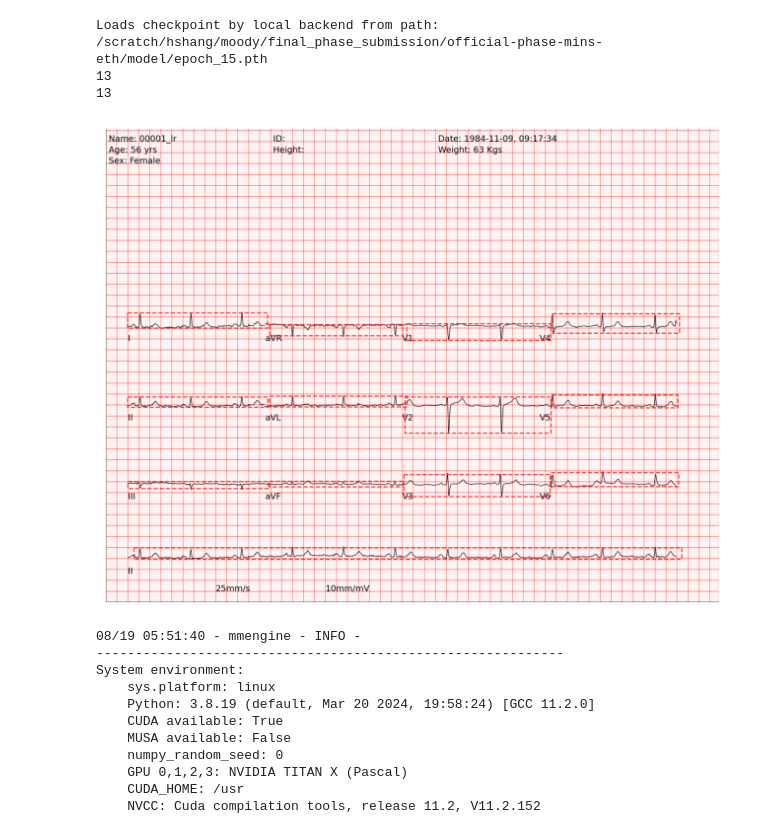
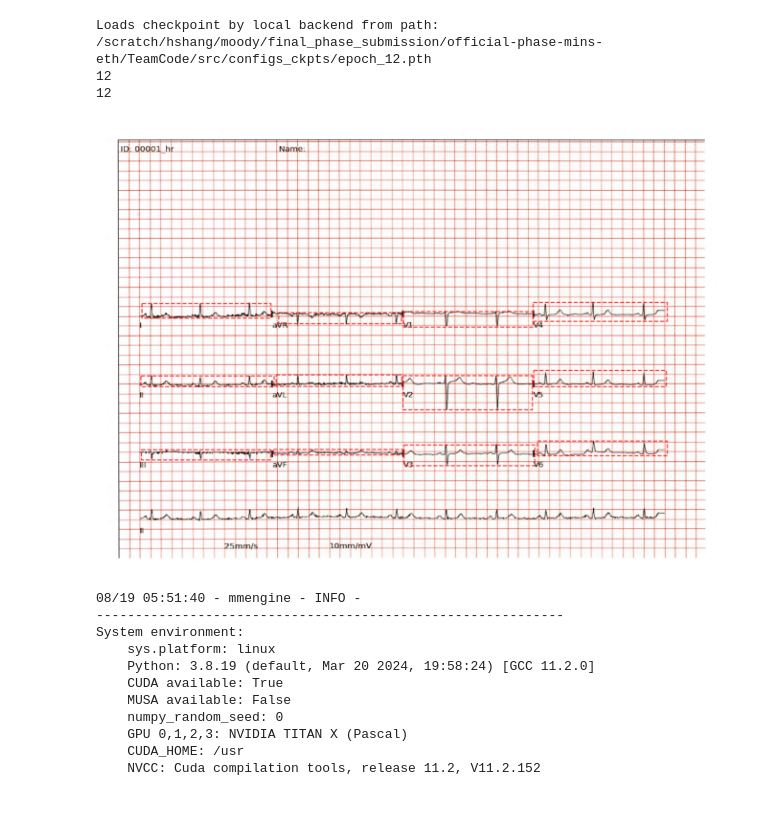
Before and after one commit to MINSMoody/ECG_Paper_Digitization_via_Faster_R-CNN_and_U-Net, a Jupyter notebook: TeamCode/src/exp.ipynb, the cells around one changed output. Saved outputs shown, nothing was run; the diff lists cells and outputs as text; code cells hidden in the pictures; blank space fills up the shorter version.

Commit message:
training submission

```diff
--- a/TeamCode/src/exp.ipynb
+++ b/TeamCode/src/exp.ipynb
@@ -649,16 +649,18 @@ def remove_image_gradients(image_array):
 # model_name = "mask_combo_loss_higher_res2"
 model_name = "maskrcnn_res101"
 # model_name = "deform_detr"
-work_dir = f'/scratch/hshang/moody/final_phase_submission/official-phase-mins-eth/model/'
+work_dir = f'/scratch/hshang/moody/final_phase_submission/model/'
+# work_dir = f'TeamCode/src/configs_ckpts'
 # config=os.path.join(work_dir, f'mask-rcnn_r50-caffe_fpn_ms-poly-3x_ecg.py')
 config = os.path.join(work_dir, f'{model_name}.py')
 
 # img_dir = '/scratch/hshang/moody/final_phase_submission/official-phase-mins-eth/TeamCode/tests/resources/test_scan'
 # img_dir = os.path.join(img_dir, '00005_hr-0.png')
-img_dir = '/scratch/hshang/moody/final_phase_submission/official-phase-mins-eth/TeamCode/tests/resources/test_data/00001_lr-0.png'
+img_dir = '/scratch/hshang/moody/final_phase_submission/official-phase-mins-eth/TeamCode/tests/resources/test_on_scan/00001_hr-0.png'
 # img_dir = '/scratch/hshang/moody/final_phase_submission/official-phase-mins-eth/TeamCode/tests/resources/test_data/00003_lr-0.png'
 img = mmcv.imread(img_dir,channel_order='rgb')
-checkpoint_file = os.path.join(work_dir, 'epoch_15.pth')
+checkpoint_file = '/scratch/hshang/moody/final_phase_submission/official-phase-mins-eth/TeamCode/src/configs_ckpts/epoch_12.pth'
+# checkpoint_file = os.path.join(f'/scratch/hshang/moody/final_phase_submission/official-phase-mins-eth/TeamCode/src/configs_ckpts/', 'epoch_12.pth')
 model = init_detector(config, checkpoint_file, device='cpu')
 processed_img = remove_image_gradients(img)
 new_result = inference_detector(model, processed_img)
@@ -766,37 +768,37 @@ def filter_boxes(pred_bboxes, pred_labels, pred_scores, pred_masks):
         pred_bboxes = pred_bboxes[indices]
         pred_labels = pred_labels[indices]
         pred_masks = pred_masks[indices]
         pred_scores = pred_scores[indices]
 
     return pred_bboxes, pred_labels, pred_scores, pred_masks
 
 filtered_bboxes, filtered_labels, filtered_scores, filtered_masks = filter_boxes(pred_bboxes, pred_labels, pred_scores, pred_masks)
 
 
 
 
 # pred_image = mmcv.imread(img_dir, channel_order='rgb')
 visualizer = Visualizer(image=img)
 
 # draw multiple bboxes
 # single bbox formatted as [xyxy]
 print(len(filtered_bboxes))
 visualizer.draw_bboxes(filtered_bboxes, edge_colors='r',
                        line_widths=3, line_styles = '--')
 
 # visualizer.draw_texts(pred_scores.cpu().numpy(), pred_bboxes)
 ## to draw a box formatted as [xyxy]
 # visualizer.draw_bboxes(torch.tensor([[33, 120, 209, 220], [72, 13, 179, 147]]))
 
 # visualizer.draw_binary_masks(new_result.pred_instances.masks) ## this also works
 # visualizer.draw_binary_masks(filtered_masks, colors=(0, 0, 255), alphas=0.9)
 
 visualizer.show()
 # %% [output]
-Loads checkpoint by local backend from path: /scratch/hshang/moody/final_phase_submission/official-phase-mins-eth/model/epoch_15.pth
-13
-13
+Loads checkpoint by local backend from path: /scratch/hshang/moody/final_phase_submission/official-phase-mins-eth/TeamCode/src/configs_ckpts/epoch_12.pth
+12
+12
-[figure, old version]
+[figure, new version]
 # %%
 from mmseg.registry import DATASETS
 from mmseg.datasets import BaseSegDataset
```
Also changed, not shown: parts of 2 cells of this notebook, 5 other files.
